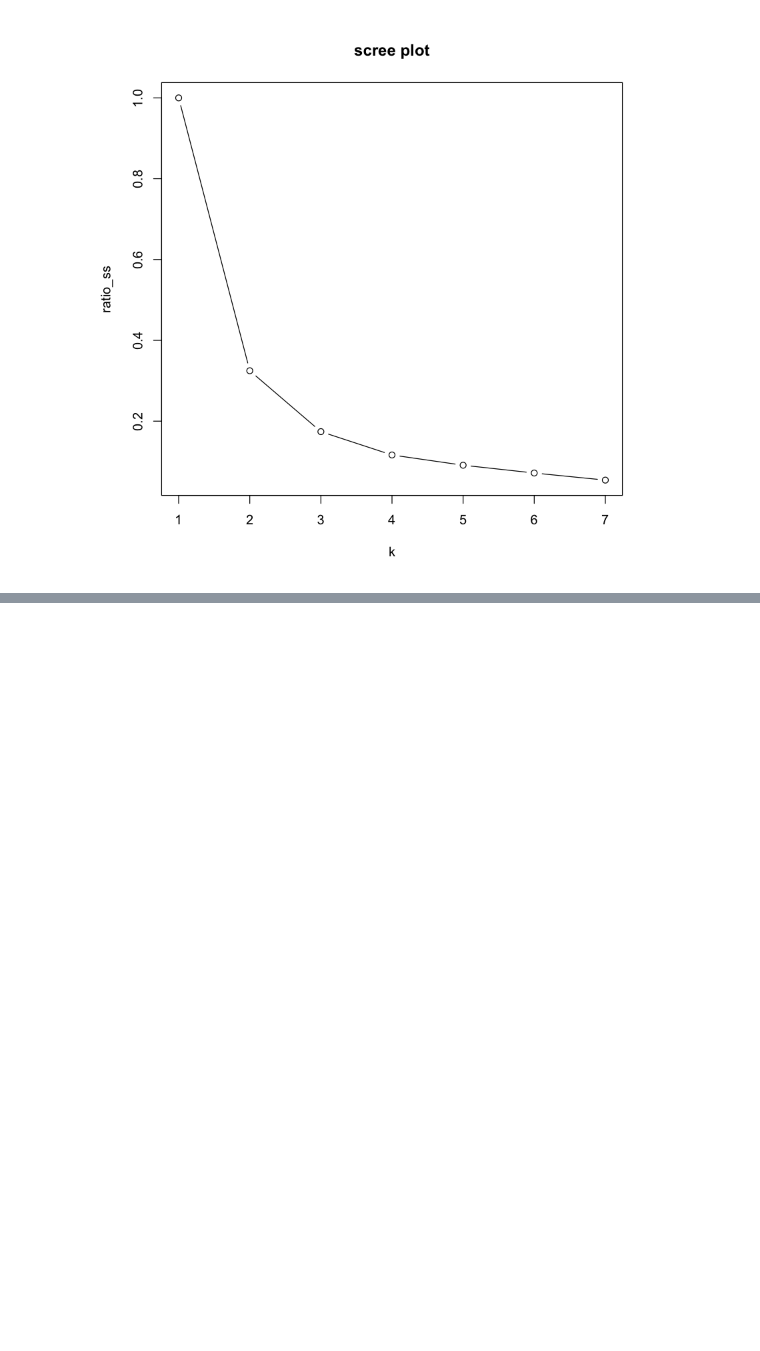
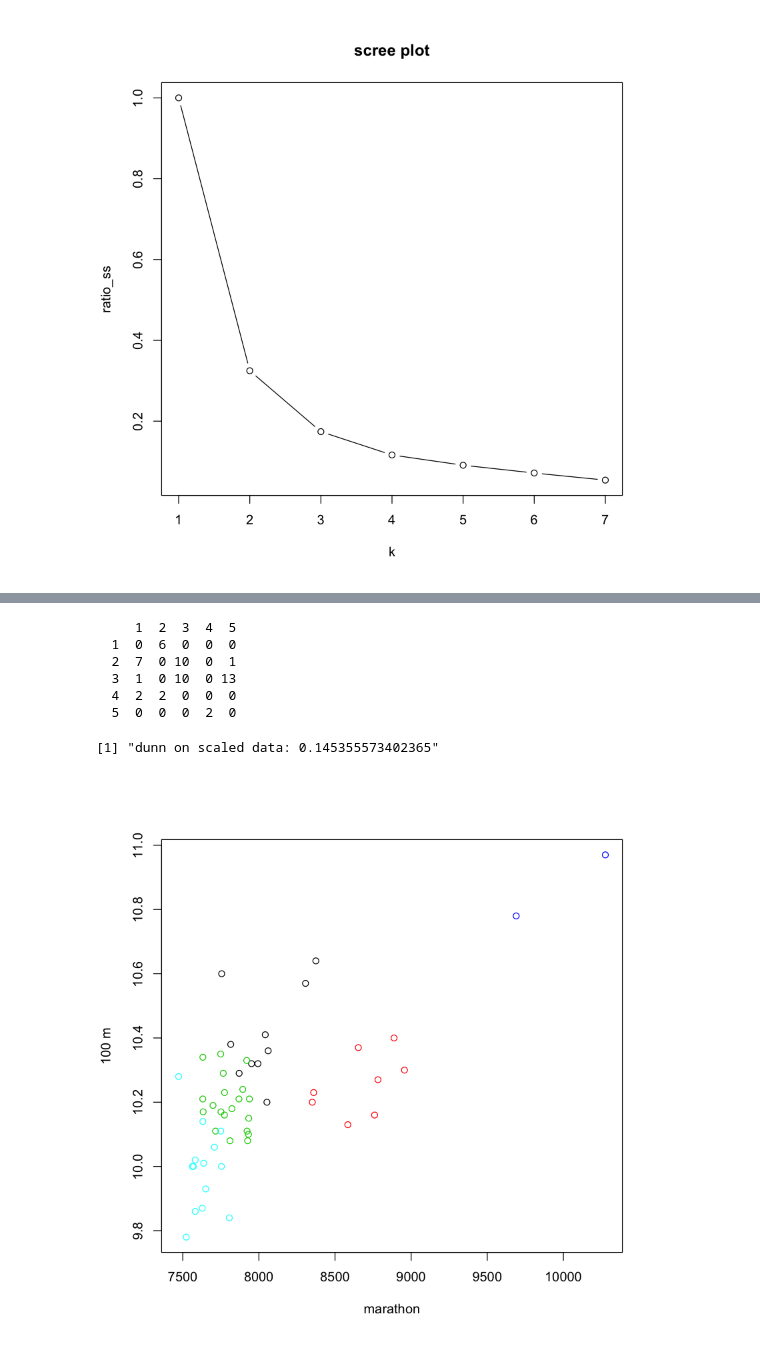
Before and after one commit to slzdevsnp/learn, a Jupyter notebook: intro_ml/intro_ml_clustering.ipynb, the cells around one changed output, grey strips where cells are left out. Saved outputs shown, nothing was run; the diff lists cells and outputs as text; code cells hidden in the pictures; blank space fills up the shorter version.

```diff
--- a/intro_ml/intro_ml_clustering.ipynb
+++ b/intro_ml/intro_ml_clustering.ipynb
@@ -160,0 +190,19 @@ $$ z_i = \frac{x_i - \mu(x)} {\sigma(x)} $$
+# %%
+## how dunn index improves if data is scaled
+run_record_sc<-as.data.frame(scale(run_record))
+set.seed(1)
+run_km_sc<-kmeans(run_record_sc,centers=5,nstart=20) #scaled data
+plot(run_record$marathon, run_record$X100m, col=run_km_sc$cluster
+     ,xlab="marathon", ylab="100 m" ) #original dataset used but modified clustering
+table(run_km$cluster, run_km_sc$cluster) #confusion matrix
+dunn_km_sc<-dunn(clusters=run_km_sc$cluster, Data=run_record_sc)
+print(paste("dunn on scaled data:",dunn_km_sc)) #observe increase in dunn
+# %% [output]
+     1  2  3  4  5
+  1  0  6  0  0  0
+  2  7  0 10  0  1
+  3  1  0 10  0 13
+  4  2  2  0  0  0
+  5  0  0  0  2  0
+[1] "dunn on scaled data: 0.145355573402365"
+[figure, added]
```
Also changed, not shown: parts of 6 cells of this notebook, 4 other files.
